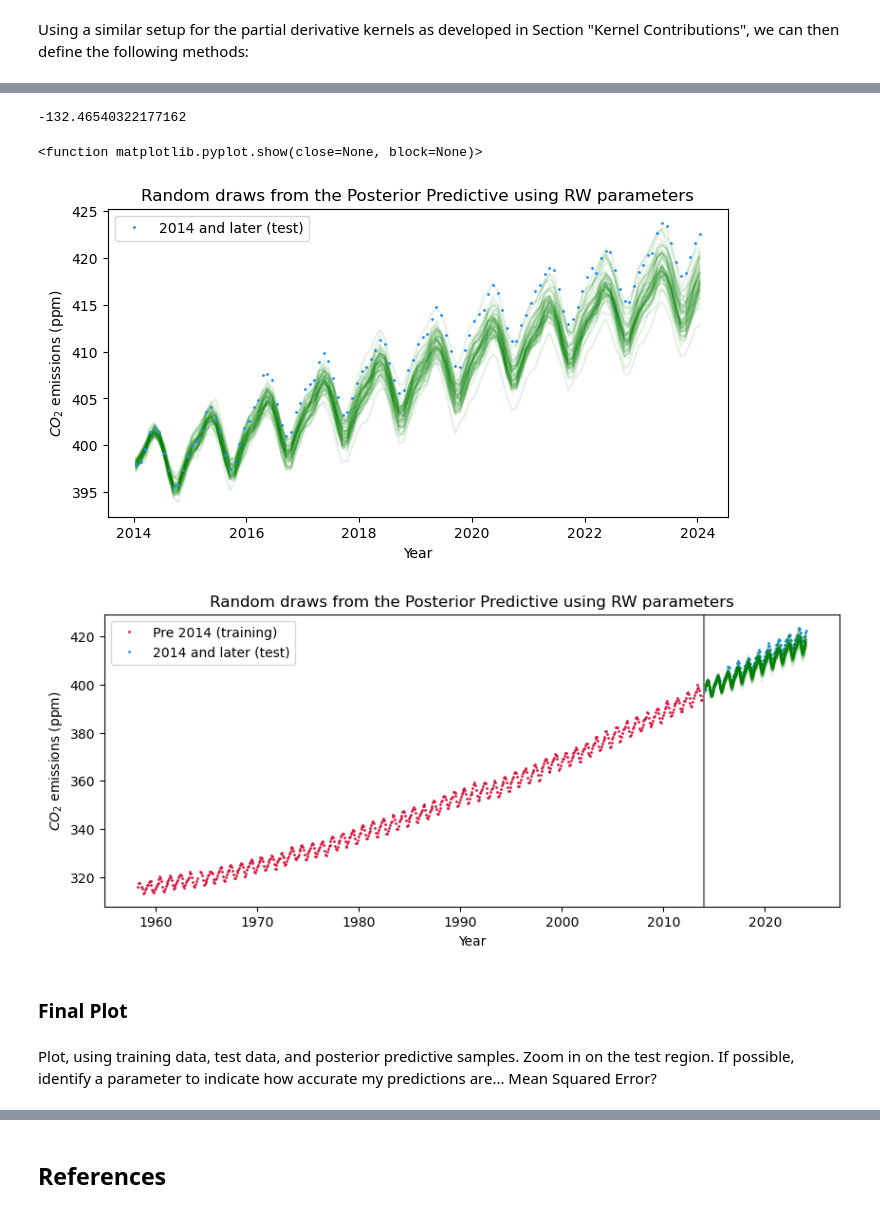
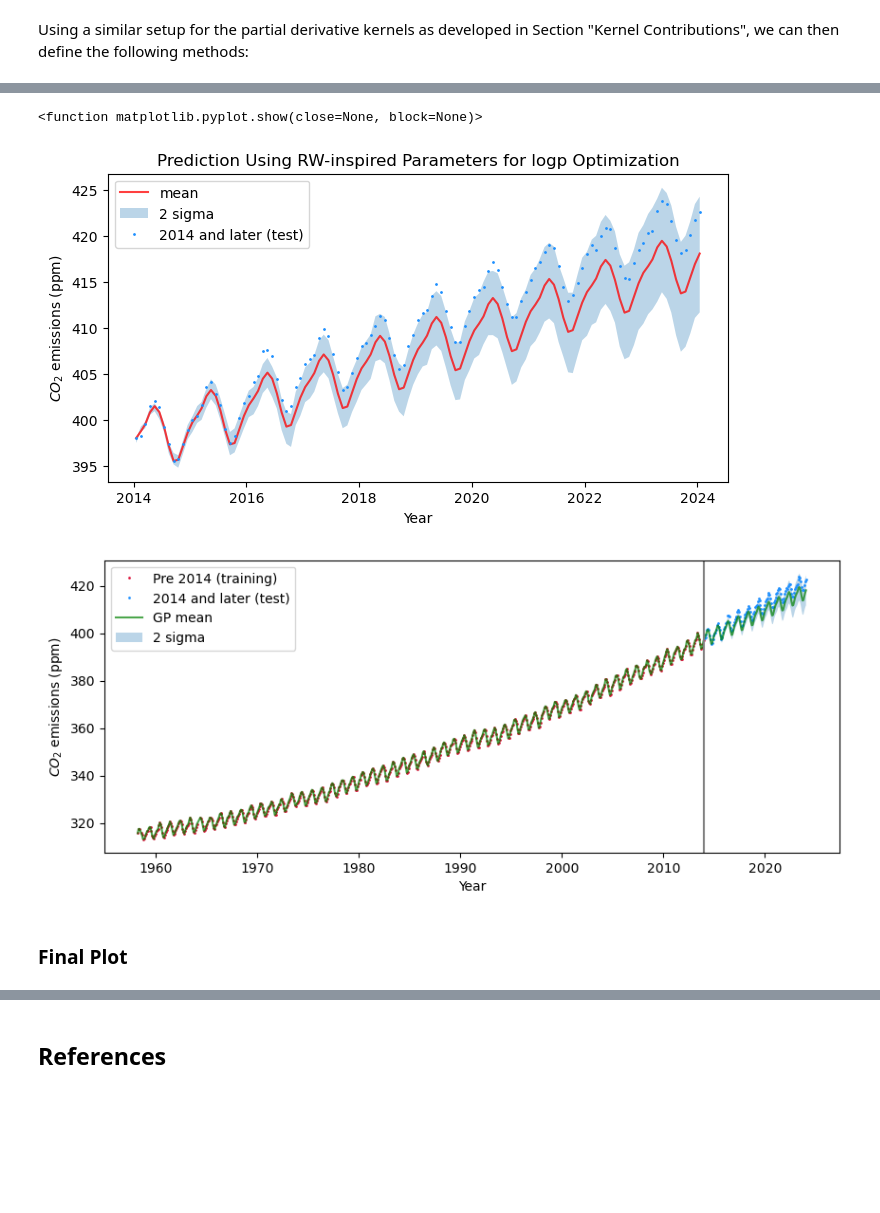
Before and after one commit to twilkening/ae8803, a Jupyter notebook: Assignment2-BuildGP/AE8803_assignment2_TeoWilkening.ipynb, the cells around one changed output, grey strips where cells are left out. Cells and saved outputs as stored; diff of their text form; code cells hidden in the pictures; blank space fills up the shorter version.

Commit message:
final plots updated

```diff
--- a/Assignment2-BuildGP/AE8803_assignment2_TeoWilkening.ipynb
+++ b/Assignment2-BuildGP/AE8803_assignment2_TeoWilkening.ipynb
@@ -525,0 +555,12 @@ theta_opt3
+# %%
+x = df2014['Date'].values
+mu_y = np.mean(df2014['CO2'].values)
+y = df2014['CO2'].values - mu_y # centering values for better analysis
+p = 10
+logp_results = np.zeros(p)
+theta_results = np.zeros((11,p))
+for i in range(0,p):
+    theta0 = theta_init * np.random.uniform(0.8,1.2,11)
+    theta = scipy.optimize.minimize(nlogp,theta0,args=(x,x,y),jac=nGrad)
+    logp_results[i] = -theta.fun # negative of nlogp
+    theta_results[:,i] = theta.x
@@ -525,0 +602,15 @@ theta_opt3
+# %%
+# initialize the logp and theta results vectors
+theta_rw = np.array([66, 67, 2.4, 90, 1.3, 0.66, 1.2, 0.78, 0.18, 1.6/12, 0.19])
+
+x = df2014['Date'].values
+mu_y = np.mean(df2014['CO2'].values)
+y = df2014['CO2'].values - mu_y # centering values for better analysis
+p = 10
+logp_results = np.zeros(p)
+theta_results = np.zeros((11,p))
+for i in range(0,p):
+    theta0 = theta_rw * np.random.uniform(0.8,1.2,11)
+    theta = scipy.optimize.minimize(nlogp,theta0,args=(x,x,y),jac=nGrad)
+    logp_results[i] = -theta.fun # negative of nlogp
+    theta_results[:,i] = theta.x
@@ -576,39 +702,49 @@ mu, cov, marg_like = posterior_predictive(x,y,xnew,theta)
-# %%
-# comparing logp to value in RW book for theta values
-logp2003 = logp(df[df['Date'] < 2004]['Date'].values,df[df['Date'] < 2004]['Date'].values,\
-         df[df['Date'] < 2004]['CO2'].values,theta)
-print(logp2003)
-# %% [output]
--132.46540322177162
 # %%
+fig = plt.figure(figsize=(8,4))
+
 # generate 50 new posterior predictive predictions
-fstar = np.random.multivariate_normal(mu,cov,50) + mu_y
+# fstar_rw = np.random.multivariate_normal(mu,cov,50) + mu_y
+# plt.plot(xnew,fstar_rw.T,'g',alpha=0.1)
+# plt.title('Random draws from the Posterior Predictive using RW parameters')
 
-fig = plt.figure(figsize=(8,4))
-plt.plot(xnew,fstar.T,'g',alpha=0.1)
-plt.plot(dfnew['Date'].values, dfnew['CO2'].values, 'o', ms=1, color='dodgerblue', label='2014 and later (test)')
+# plot the mean and the covariance at each xnew value:
+fstar_rw_mean = mu + mu_y
+plt.plot(xnew.values,fstar_rw_mean,color='red',alpha=0.75,label='mean')
+plt.fill_between(xnew.values,ystar - 2*np.diag(cov),ystar + 2*np.diag(cov),alpha=0.3,label='2 sigma')
+plt.title('Prediction Using RW-inspired Parameters for logp Optimization')
+
+# plot the test data:
+plt.plot(xnew.values, ynew.values, 'o', ms=1, color='dodgerblue', label='2014 and later (test)')
+
 plt.xlabel('Year')
 plt.ylabel(r'$CO_2$ emissions (ppm)')
 plt.legend()
-plt.title('Random draws from the Posterior Predictive using RW parameters')
 plt.show
 # %% [output]
 <function matplotlib.pyplot.show(close=None, block=None)>
-[figure, old version]
+[figure, new version]
 # %%
+# plot for the whole data set:
+# generate the Posterior Prediction Distribution:
+x = df2014['Date']
+mu_y = np.mean(df2014['CO2'].values)
+y = df2014['CO2'] - mu_y # centering values for better analysis
+xnew = dfnew['Date']
+ynew = dfnew['CO2']
+mu, cov, marg_like = posterior_predictive(x,y,df['Date'],theta_rw)
+
 fig = plt.figure(figsize=(10,4))
-plt.plot(df2014['Date'].values, df2014['CO2'].values, 'o', ms=1, color='crimson', label='Pre 2014 (training)')
-plt.plot(dfnew['Date'].values, dfnew['CO2'].values, 'o', ms=1, color='dodgerblue', label='2014 and later (test)')
-plt.plot(xnew,fstar.T,'g',alpha=0.1)
+plt.plot(x.values, y.values + mu_y, 'o', ms=1, color='crimson', label='Pre 2014 (training)')
+plt.plot(xnew.values, ynew.values, 'o', ms=1, color='dodgerblue', label='2014 and later (test)')
+plt.plot(df['Date'].values,mu + mu_y,'g',alpha=0.7,label='GP mean')
+plt.fill_between(df['Date'].values,mu + mu_y - 2*np.diag(cov),
+                 mu + mu_y + 2*np.diag(cov),alpha=0.3,label='2 sigma')
 plt.legend()
 plt.axvline(x=2014, color="grey")
 plt.xlabel('Year')
 plt.ylabel(r'$CO_2$ emissions (ppm)')
-plt.title('Random draws from the Posterior Predictive using RW parameters')
 plt.show()
 # %% [output]
-[figure, old version]
+[figure, new version]
 # %% [markdown]
 ### Final Plot
-# %% [markdown]
-Plot, using training data, test data, and posterior predictive samples. Zoom in on the test region. If possible, identify a parameter to indicate how accurate my predictions are... Mean Squared Error?
```
Also changed, not shown: parts of 42 cells of this notebook, 2 other files.
